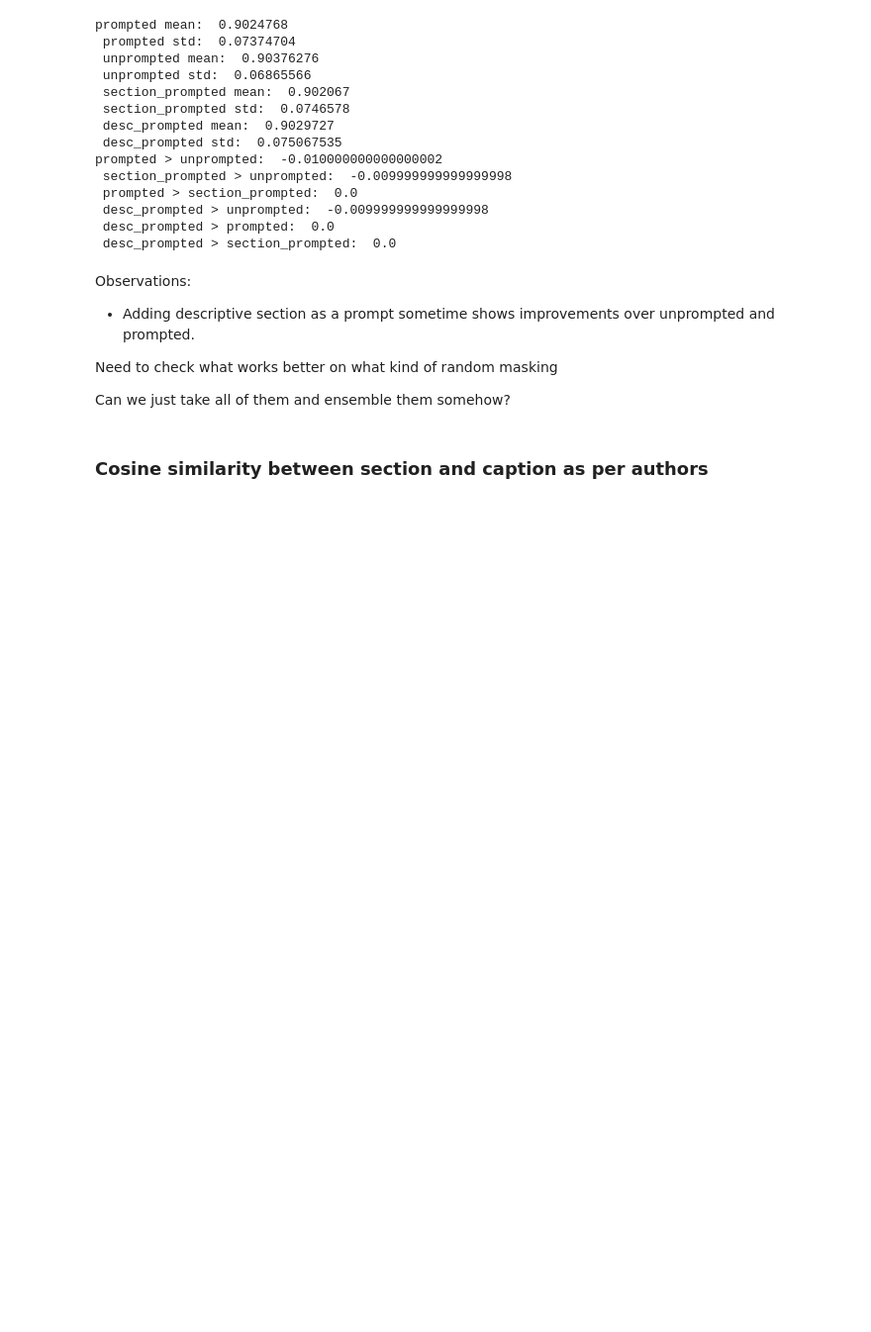
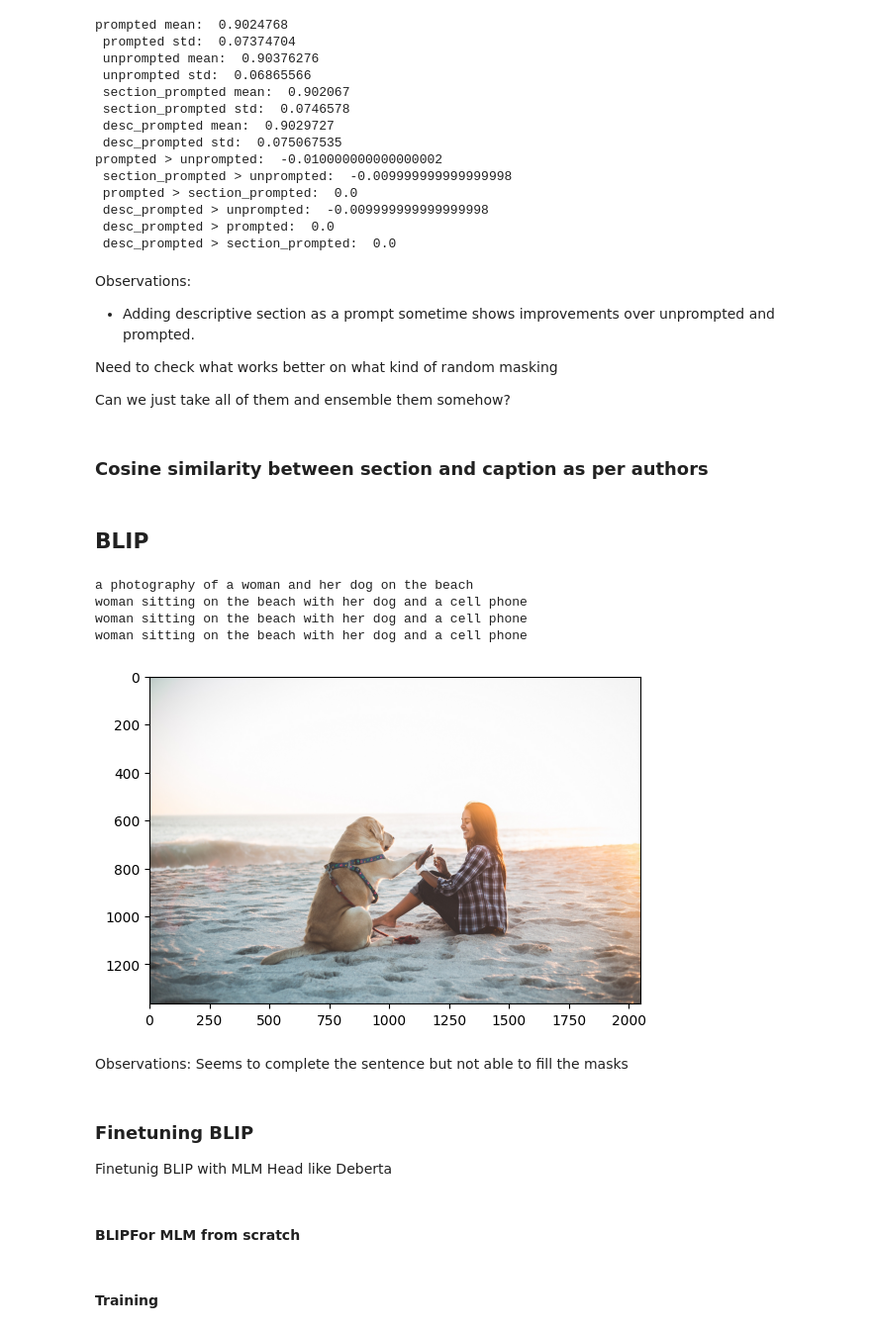
Before and after one commit to swappysh/NewsUnmasked, a Jupyter notebook: notebook.ipynb, the cells around one changed output. Shown at 99% size. Drawn from its saved outputs; the diff is of its cells as text; code cells hidden in the pictures; blank space fills up the shorter version.

Commit message:
Trying BLIP

```diff
--- a/notebook.ipynb
+++ b/notebook.ipynb
@@ -787,3 +839,53 @@ Need to check what works better on what kind of random masking
 Can we just take all of them and ensemble them somehow?
 # %% [markdown]
 ### Cosine similarity between section and caption as per authors
+# %% [markdown]
+## BLIP
+# %%
+## Sample BLIP
+
+import requests
+from PIL import Image
+from transformers import BlipProcessor, BlipForConditionalGeneration
+
+processor = BlipProcessor.from_pretrained("Salesforce/blip-image-captioning-large")
+model = BlipForConditionalGeneration.from_pretrained("Salesforce/blip-image-captioning-large").to(device)
+
+img_url = 'https://storage.googleapis.com/sfr-vision-language-research/BLIP/demo.jpg'
+raw_image = Image.open(requests.get(img_url, stream=True).raw).convert('RGB')
+plt.imshow(raw_image)
+
+# conditional image captioning
+text = "a photography of"
+inputs = processor(raw_image, text, return_tensors="pt").to(device)
+
+out = model.generate(**inputs, max_new_tokens=64)
+print(processor.decode(out[0], skip_special_tokens=True))
+
+# unconditional image captioning
+inputs = processor(raw_image, return_tensors="pt").to(device)
+
+out = model.generate(**inputs, max_new_tokens=64)
+print(processor.decode(out[0], skip_special_tokens=True))
+
+# Masked image caption
+inputs = processor(raw_image, "woman sitting on the beach with her [MASK]", return_tensors="pt").to(device)
+
+out = model.generate(**inputs, max_new_tokens=64)
+print(processor.decode(out[0], skip_special_tokens=True))
+generated_text = processor.batch_decode(out, skip_special_tokens=True)[0].strip()
+print(generated_text)
+# %% [output]
+a photography of a woman and her dog on the beach
+woman sitting on the beach with her dog and a cell phone
+woman sitting on the beach with her dog and a cell phone
+woman sitting on the beach with her dog and a cell phone
+[figure, added]
+# %% [markdown]
+Observations: Seems to complete the sentence but not able to fill the masks
+# %% [markdown]
+### Finetuning BLIP
+
+Finetunig BLIP with MLM Head like Deberta
+# %% [markdown]
+#### BLIPFor MLM from scratch
@@ -789,0 +968,2 @@ Can we just take all of them and ensemble them somehow?
+# %% [markdown]
+#### Training
```
Also changed, not shown: parts of 44 cells of this notebook, 2 other files.
